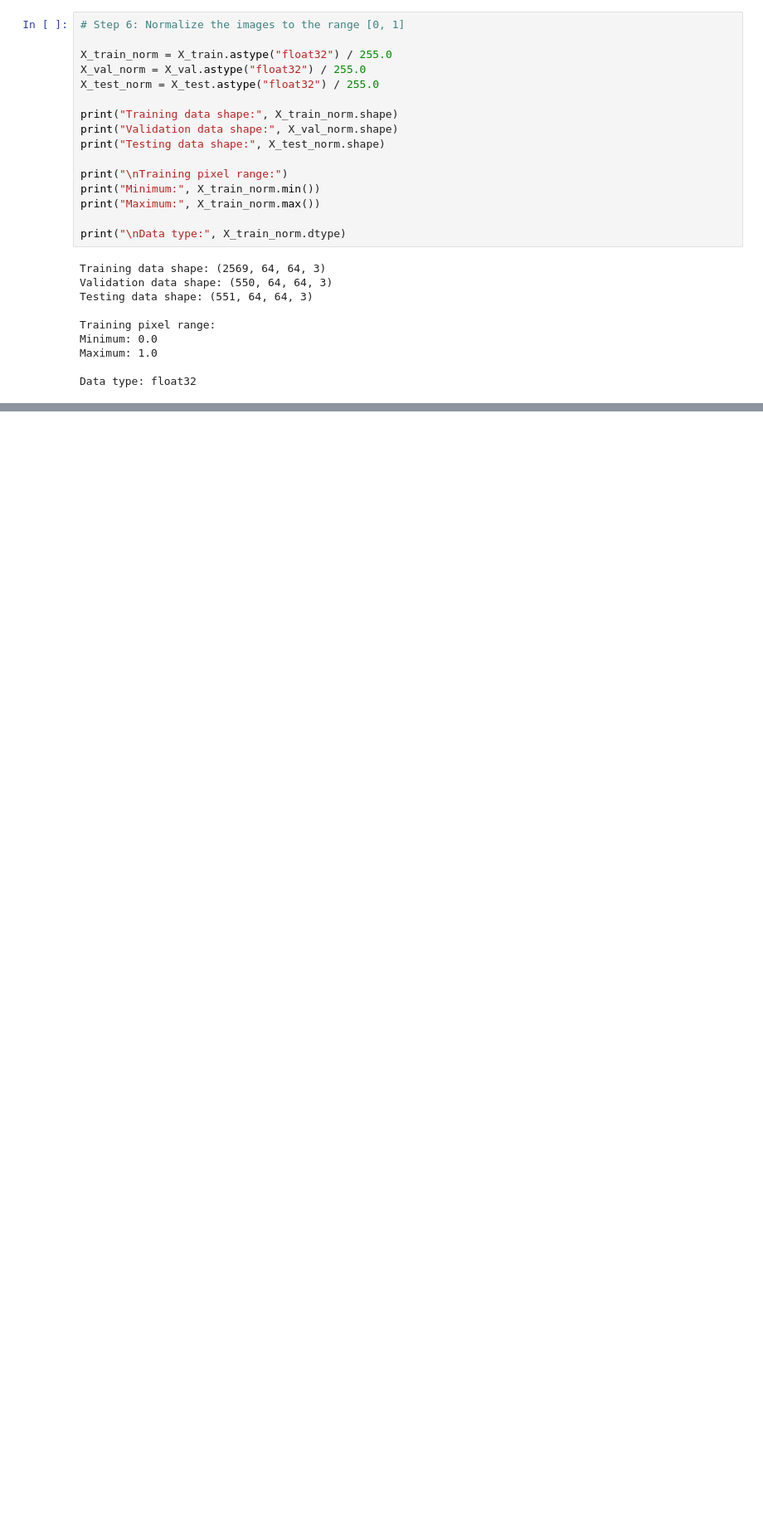
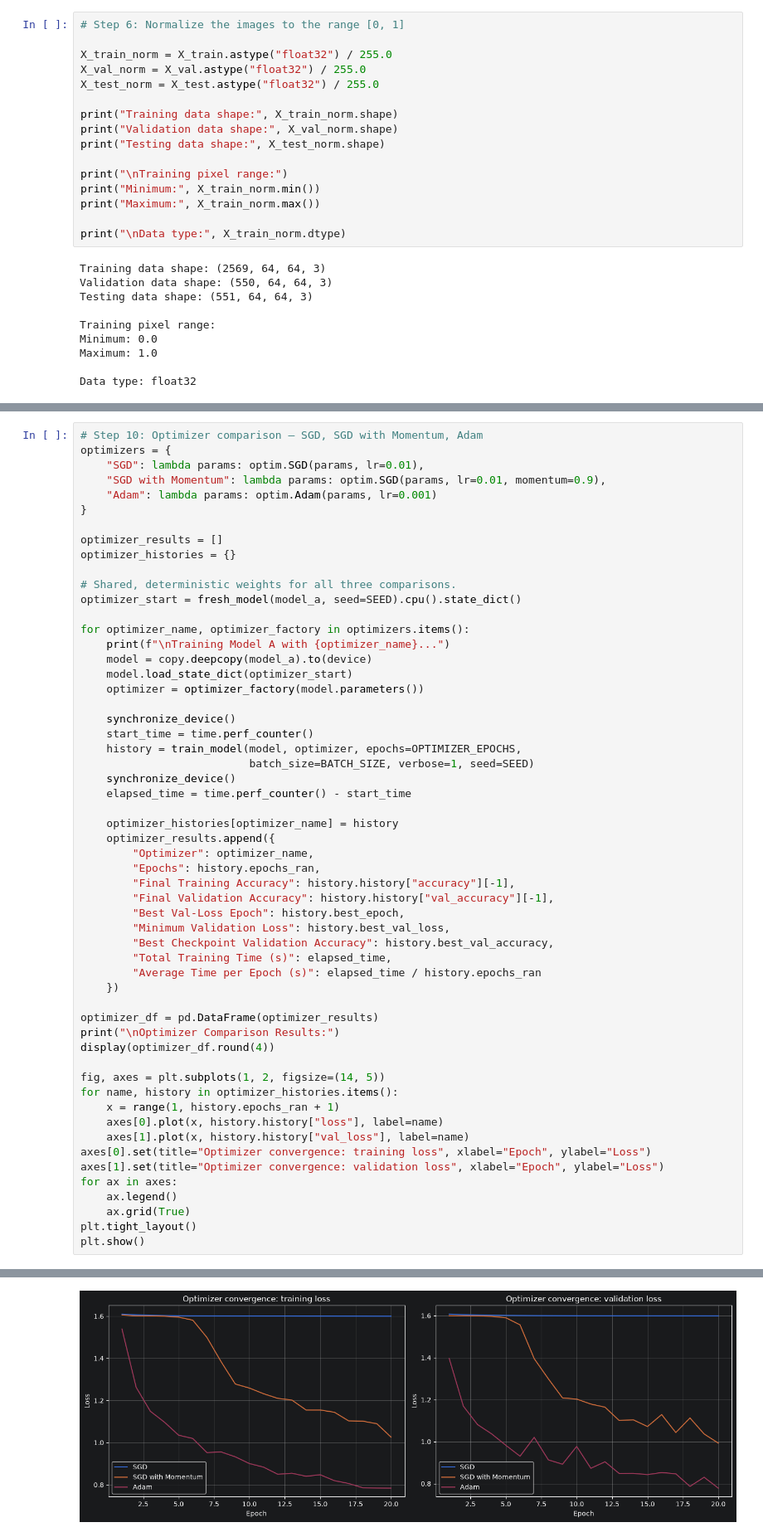
Before and after one commit to RJKRanathunga/EN3150_CNN_Assignment, a Jupyter notebook: CNN.ipynb, the cells around one changed output, grey strips where cells are left out. Shown at 83% size. Drawn from its saved outputs; the diff is of its cells as text; blank space fills up the shorter version.

```diff
--- a/CNN_PyTorch.ipynb
+++ b/CNN.ipynb
@@ -879,0 +618,57 @@ EfficientNetB0 is available.
+# %%
+# Step 10: Optimizer comparison — SGD, SGD with Momentum, Adam
+optimizers = {
+    "SGD": lambda params: optim.SGD(params, lr=0.01),
+    "SGD with Momentum": lambda params: optim.SGD(params, lr=0.01, momentum=0.9),
+    "Adam": lambda params: optim.Adam(params, lr=0.001)
+}
+
+optimizer_results = []
+optimizer_histories = {}
+
+# Shared, deterministic weights for all three comparisons.
+optimizer_start = fresh_model(model_a, seed=SEED).cpu().state_dict()
+
+for optimizer_name, optimizer_factory in optimizers.items():
+    print(f"\nTraining Model A with {optimizer_name}...")
+    model = copy.deepcopy(model_a).to(device)
+    model.load_state_dict(optimizer_start)
+    optimizer = optimizer_factory(model.parameters())
+
+    synchronize_device()
+    start_time = time.perf_counter()
+    history = train_model(model, optimizer, epochs=OPTIMIZER_EPOCHS,
+                          batch_size=BATCH_SIZE, verbose=1, seed=SEED)
+    synchronize_device()
+    elapsed_time = time.perf_counter() - start_time
+
+    optimizer_histories[optimizer_name] = history
+    optimizer_results.append({
+        "Optimizer": optimizer_name,
+        "Epochs": history.epochs_ran,
+        "Final Training Accuracy": history.history["accuracy"][-1],
+        "Final Validation Accuracy": history.history["val_accuracy"][-1],
+        "Best Val-Loss Epoch": history.best_epoch,
+        "Minimum Validation Loss": history.best_val_loss,
+        "Best Checkpoint Validation Accuracy": history.best_val_accuracy,
+        "Total Training Time (s)": elapsed_time,
+        "Average Time per Epoch (s)": elapsed_time / history.epochs_ran
+    })
+
+optimizer_df = pd.DataFrame(optimizer_results)
+print("\nOptimizer Comparison Results:")
+display(optimizer_df.round(4))
+
+fig, axes = plt.subplots(1, 2, figsize=(14, 5))
+for name, history in optimizer_histories.items():
+    x = range(1, history.epochs_ran + 1)
+    axes[0].plot(x, history.history["loss"], label=name)
+    axes[1].plot(x, history.history["val_loss"], label=name)
+axes[0].set(title="Optimizer convergence: training loss", xlabel="Epoch", ylabel="Loss")
+axes[1].set(title="Optimizer convergence: validation loss", xlabel="Epoch", ylabel="Loss")
+for ax in axes:
+    ax.legend()
+    ax.grid(True)
+plt.tight_layout()
+plt.show()
+# %% [output]
@@ -879,0 +696 @@ EfficientNetB0 is available.
+[figure, added]
```
Also changed, not shown: parts of 43 cells of this notebook.
